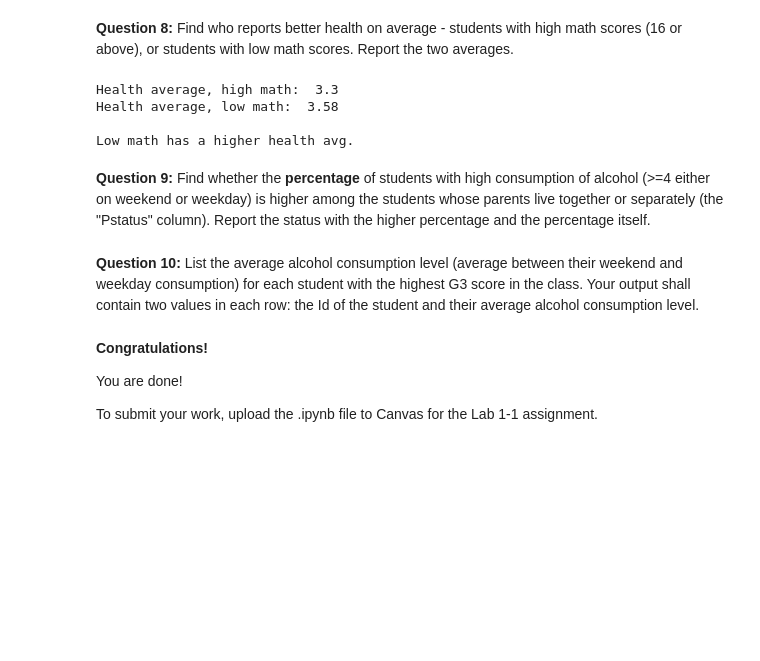
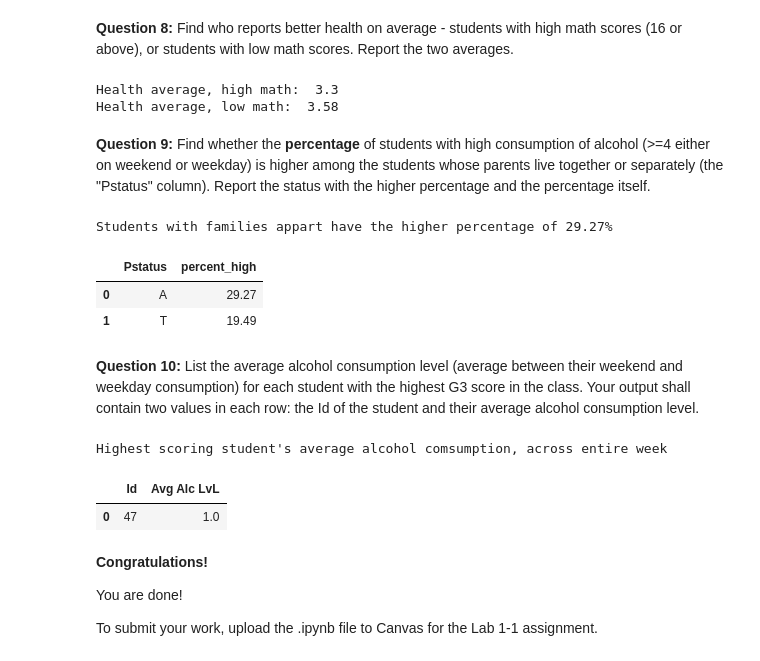
Before and after one commit to CameronWafer/CSC-365, a Jupyter notebook: Lab1-1.ipynb, the cells around one changed output. Cells and saved outputs as stored; diff of their text form; code cells hidden in the pictures; blank space fills up the shorter version.

```diff
--- a/Lab1-1.ipynb
+++ b/Lab1-1.ipynb
@@ -304,6 +290,11 @@ result_q7
 **Question 8:**  Find who reports better health on average - students with high math scores (16 or above), or students with low math scores.  Report the two averages.
 # %%
 ### Your code goes here
+import pandas as pd
+import numpy as np
+df = pd.read_csv("Maths.csv")
+df['Id'] = df.index
+
 q8_df = df.copy()
 
 highmath_df = q8_df[q8_df["G3"] > 15]
@@ -311,20 +302,70 @@ lowmath_df = q8_df[q8_df["G3"] <= 15]
 
 print("Health average, high math: ", round(highmath_df["health"].mean(), 2))
 print("Health average, low math: ", round(lowmath_df["health"].mean(), 2))
-print("\nLow math has a higher health avg.")
 # %% [output]
 Health average, high math:  3.3
 Health average, low math:  3.58
-
-Low math has a higher health avg.
 # %% [markdown]
 **Question 9:** Find whether the **percentage** of students with high consumption of alcohol (>=4 either on weekend or weekday) is higher among the students whose parents live together or separately (the "Pstatus" column).  Report the status with the higher percentage and the percentage itself.
 # %%
 ### Your code goes here
+import pandas as pd
+import numpy as np
+df = pd.read_csv("Maths.csv")
+df['Id'] = df.index
+
+high = (df["Dalc"] >= 4) | (df["Walc"] >= 4)
+
+percentages = (df.assign(high=high)
+                 .groupby("Pstatus")["high"]
+                 .mean()
+                 .mul(100)
+                 .round(2)
+                 .reset_index(name="percent_high"))
+
+print("Students with families appart have the higher percentage of 29.27%")
+percentages
+# %% [output]
+Students with families appart have the higher percentage of 29.27%
+|  | Pstatus | percent_high |
+| 0 | A | 29.27 |
+| 1 | T | 19.49 |
 # %% [markdown]
 **Question 10:** List the average alcohol consumption level (average between their weekend and weekday consumption) for each student with the highest G3 score in the class. Your output shall contain two values in each row: the Id of the student and their average alcohol consumption level.
 # %%
 ### Your code goes here
+import pandas as pd
+import numpy as np
+df = pd.read_csv("Maths.csv")
+df['Id'] = df.index
+
+gphigh_df = df[df["school"] == "GP"]
+mshigh_df = df[df["school"] == "MS"]
+
+gphighscore = gphigh_df["G3"].max() # max 20
+mshighscore = mshigh_df["G3"].max() # max 19
+
+gphigh_df[gphigh_df["G3"] == gphighscore] # 1 row, Id 47
+mshigh_df[mshigh_df["G3"] == mshighscore] # 1 row, Id 374
+
+gp_high_student = df[df["Id"] == 47]
+ms_high_student = df[df["Id"] == 374]
+
+gp_avg_alc = (gp_high_student["Dalc"].mean() + gp_high_student["Walc"].mean()) / 2
+ms_avg_alc = (ms_high_student["Dalc"].mean() + ms_high_student["Walc"].mean()) / 2
+
+
+result_q10 = pd.DataFrame({
+    "Id" : [47],
+    "Avg Alc LvL": [gp_avg_alc]
+})
+
+print("Highest scoring student's average alcohol comsumption, across entire week\n")
+result_q10
+# %% [output]
+Highest scoring student's average alcohol comsumption, across entire week
+|  | Id | Avg Alc LvL |
+| 0 | 47 | 1.0 |
 # %% [markdown]
 **Congratulations!**
 
```
Also changed, not shown: parts of 11 cells of this notebook, 3 other files.
